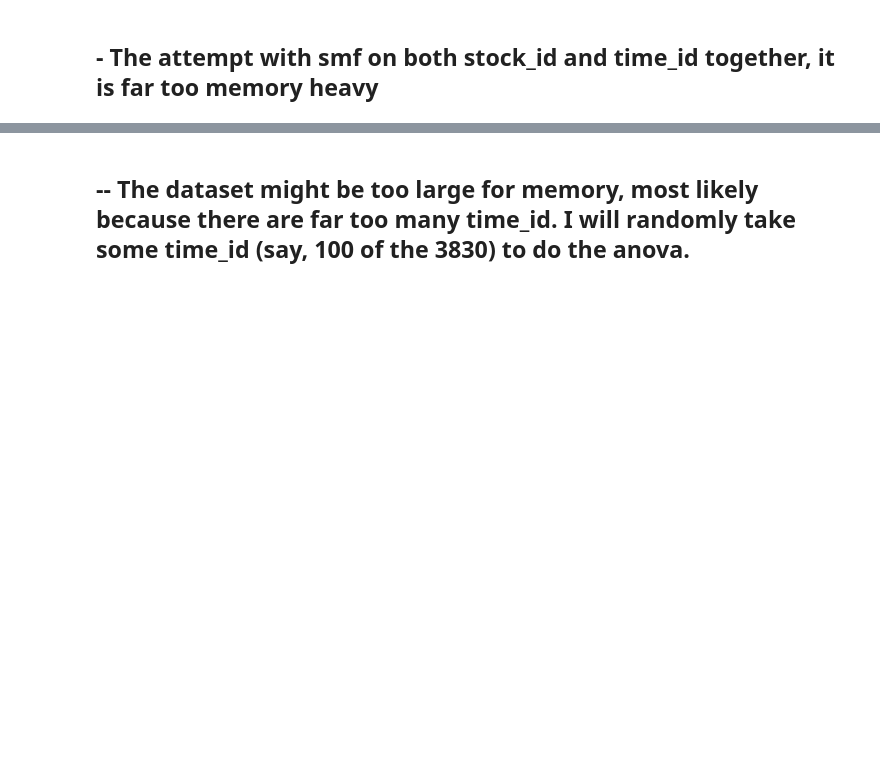
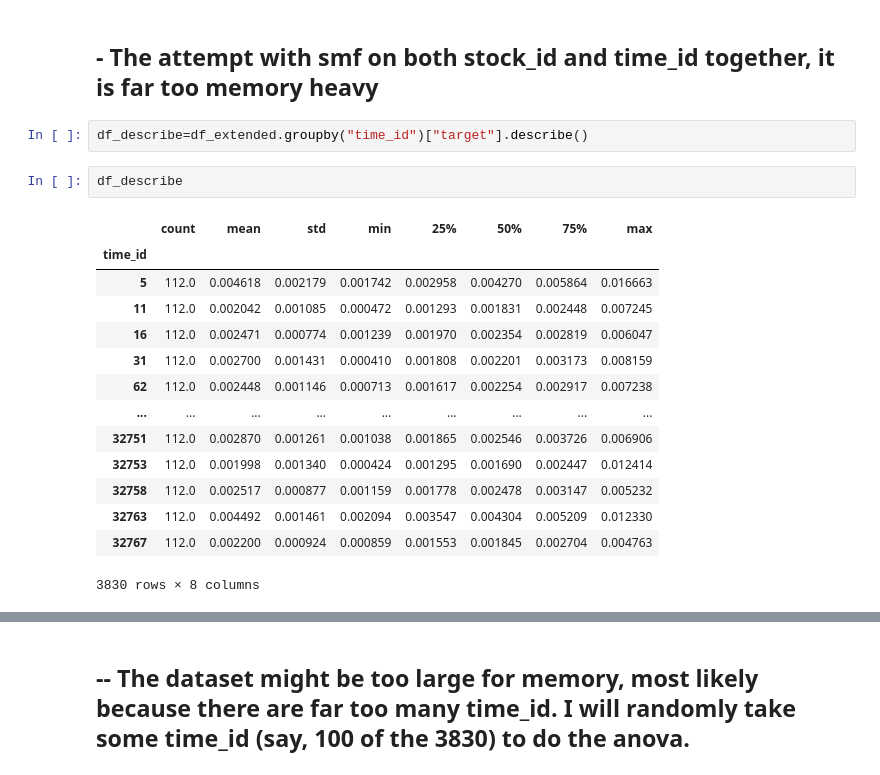
Before and after one commit to martinmf-dev/Realized_Volatility_Prediction_-erdos_deeplearning-, a Jupyter notebook: EDA/EDA_yuan.ipynb, the cells around one changed output, grey strips where cells are left out. Saved outputs shown, nothing was run; the diff lists cells and outputs as text; blank space fills up the shorter version.

```diff
--- a/EDA/EDA_yuan.ipynb
+++ b/EDA/EDA_yuan.ipynb
@@ -356,3 +356,22 @@ total_mb
 np.float64(7.9323577880859375)
 # %% [markdown]
 ## - The attempt with smf on both stock_id and time_id together, it is far too memory heavy
+# %%
+df_describe=df_extended.groupby("time_id")["target"].describe()
+# %%
+df_describe
+# %% [output]
+|  | count | mean | std | min | 25% | 50% | 75% | max |
+| time_id |  |  |  |  |  |  |  |  |
+| 5 | 112.0 | 0.004618 | 0.002179 | 0.001742 | 0.002958 | 0.004270 | 0.005864 | 0.016663 |
+| 11 | 112.0 | 0.002042 | 0.001085 | 0.000472 | 0.001293 | 0.001831 | 0.002448 | 0.007245 |
+| 16 | 112.0 | 0.002471 | 0.000774 | 0.001239 | 0.001970 | 0.002354 | 0.002819 | 0.006047 |
+| 31 | 112.0 | 0.002700 | 0.001431 | 0.000410 | 0.001808 | 0.002201 | 0.003173 | 0.008159 |
+| 62 | 112.0 | 0.002448 | 0.001146 | 0.000713 | 0.001617 | 0.002254 | 0.002917 | 0.007238 |
+| ... | ... | ... | ... | ... | ... | ... | ... | ... |
+| 32751 | 112.0 | 0.002870 | 0.001261 | 0.001038 | 0.001865 | 0.002546 | 0.003726 | 0.006906 |
+| 32753 | 112.0 | 0.001998 | 0.001340 | 0.000424 | 0.001295 | 0.001690 | 0.002447 | 0.012414 |
+| 32758 | 112.0 | 0.002517 | 0.000877 | 0.001159 | 0.001778 | 0.002478 | 0.003147 | 0.005232 |
+| 32763 | 112.0 | 0.004492 | 0.001461 | 0.002094 | 0.003547 | 0.004304 | 0.005209 | 0.012330 |
+| 32767 | 112.0 | 0.002200 | 0.000924 | 0.000859 | 0.001553 | 0.001845 | 0.002704 | 0.004763 |
+3830 rows × 8 columns
```
Also changed, not shown: parts of 30 cells of this notebook.
